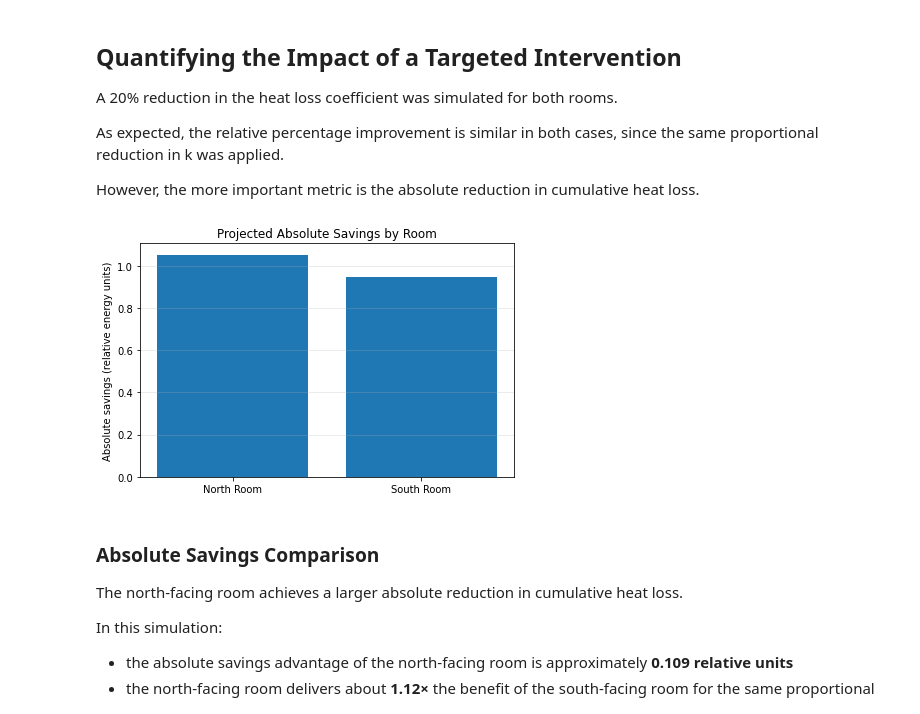
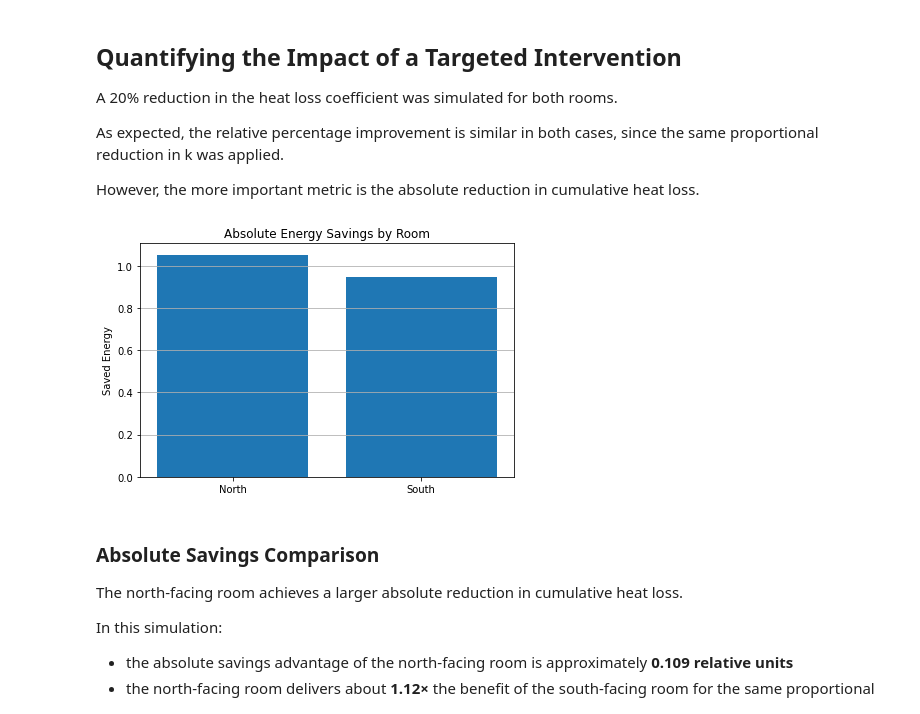
Before and after one commit to sotdousk/residential-thermal-digital-twin, a Jupyter notebook: notebooks/05_actionable_energy_insights.ipynb, the cells around one changed output. Cells and saved outputs as stored; diff of their text form; code cells hidden in the pictures.

```diff
--- a/notebooks/05_actionable_energy_insights.ipynb
+++ b/notebooks/05_actionable_energy_insights.ipynb
@@ -295,19 +369,24 @@ As expected, the relative percentage improvement is similar in both cases, since
 
 However, the more important metric is the absolute reduction in cumulative heat loss.
 # %%
+savings = [
+    total_loss_baseline_north - total_loss_improved_north,
+    total_loss_baseline_south - total_loss_improved_south
+]
+
 plt.figure(figsize=(6,4))
-plt.bar(
-    ['North Room', 'South Room'],
-    [savings_abs_north, savings_abs_south]
-)
-plt.title("Projected Absolute Savings by Room")
-plt.ylabel("Absolute savings (relative energy units)")
-plt.grid(True, axis='y', alpha=0.3)
+
+plt.bar(["North", "South"], savings)
+
+plt.title("Absolute Energy Savings by Room")
+plt.ylabel("Saved Energy")
+plt.grid(axis='y')
+
 plt.tight_layout()
 
 plt.savefig("../reports/figures/05_actionable_energy_insights/absolute_savings_comparison.png", dpi=300, facecolor='white')
 # %% [output]
-[figure, old version]
+[figure, new version]
 # %% [markdown]
 ### Absolute Savings Comparison
 
```
Also changed, not shown: parts of 6 cells of this notebook, 6 other files.
